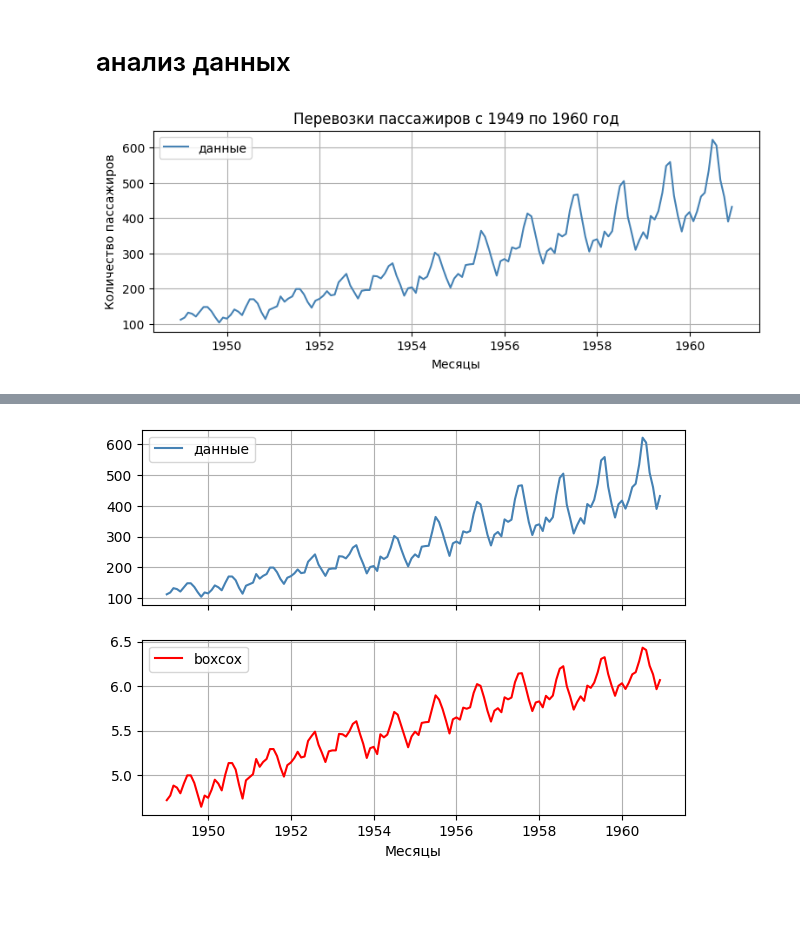
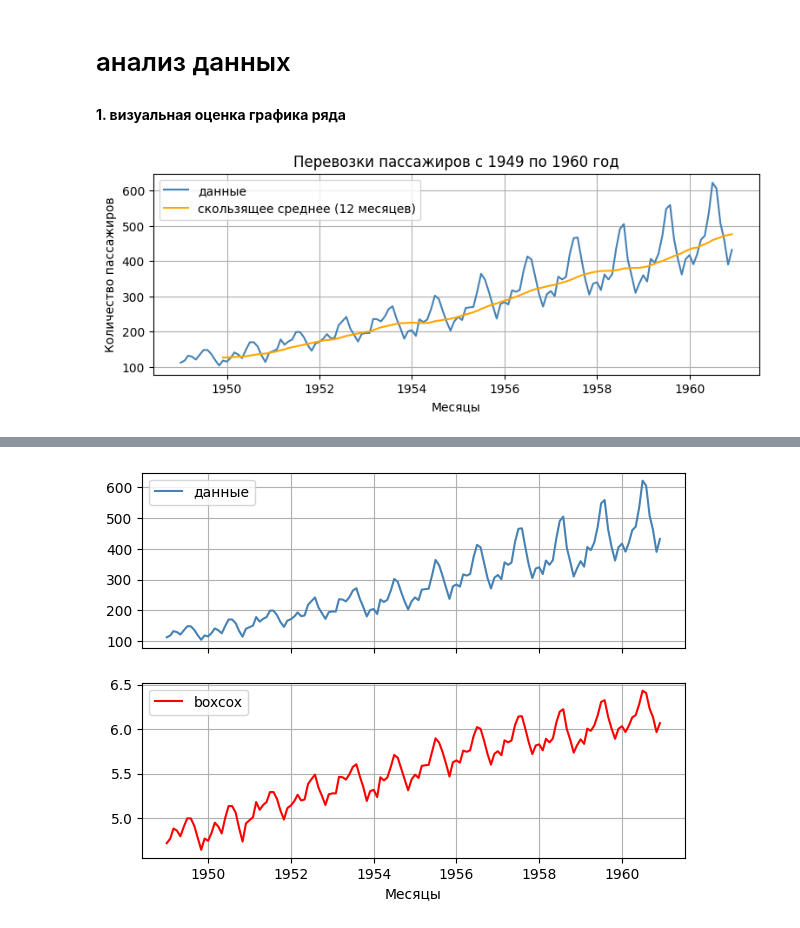
Before and after one commit to mechanoid5/ml_lectorium_2024_I, a Jupyter notebook: examples/22-time-series/01-sarima.ipynb, the cells around one changed output, grey strips where cells are left out. Drawn from its saved outputs; the diff is of its cells as text; code cells hidden in the pictures; blank space fills up the shorter version.

```diff
--- a/examples/22-time-series/01-sarima.ipynb
+++ b/examples/22-time-series/01-sarima.ipynb
@@ -72,11 +70,13 @@ display(df.sample(3))
+# %% [markdown]
+__1. визуальная оценка графика ряда__
 # %%
 fig,ax = plt.subplots(figsize = (9,3))
 ax.plot(df['#Passengers'], label = 'данные', color = 'steelblue')
-#ax.plot(df['#Passengers'].rolling(window=12).mean(), label = 'скользящее среднее (12 месяцев)', color = 'orange')
+ax.plot(df['#Passengers'].rolling(window=12).mean(), label = 'скользящее среднее (12 месяцев)', color = 'orange')
 ax.set_xlabel('Месяцы', )
 ax.set_ylabel('Количество пассажиров',)
 ax.set_title('Перевозки пассажиров с 1949 по 1960 год', )
 ax.legend(title = '', loc = 'upper left', )
 ax.grid()
 # %% [output]
-[figure, old version]
+[figure, new version]
```
Also changed, not shown: parts of 39 cells of this notebook, 5 other files.
